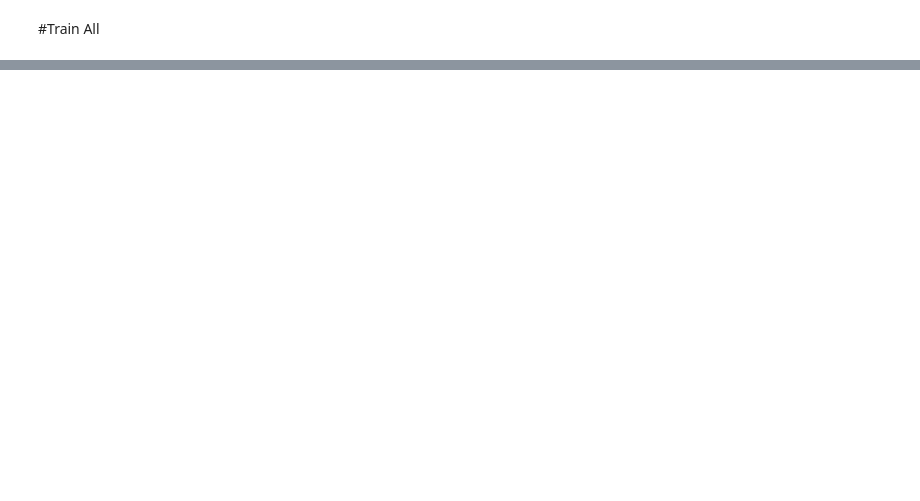
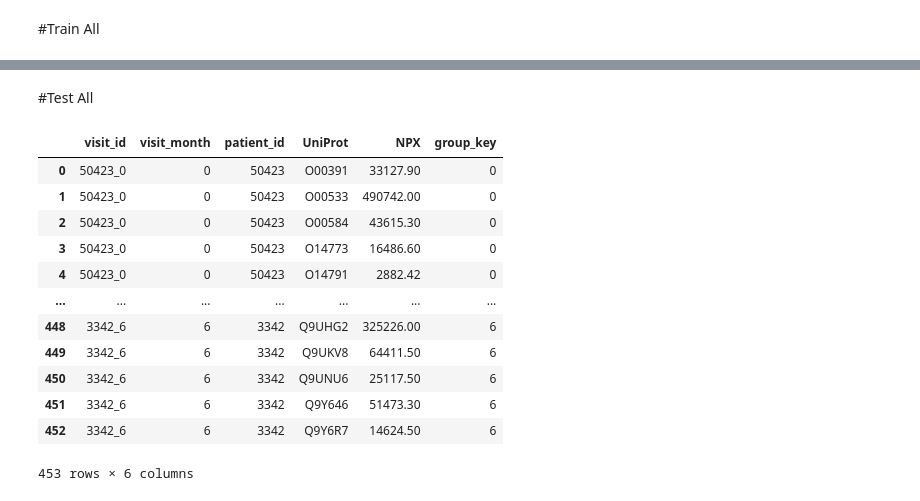
Before and after one commit to kunai-3txk/Compe_tonyobyo, a Jupyter notebook: AMP_FeatureStore.ipynb, the cells around one changed output, grey strips where cells are left out. Drawn from its saved outputs; the diff is of its cells as text; code cells hidden in the pictures; blank space fills up the shorter version.

```diff
--- a/AMP_FeatureStore.ipynb
+++ b/AMP_FeatureStore.ipynb
@@ -389,0 +406,20 @@ train_all.to_csv('/content/drive/MyDrive/AMP/train_all.csv',index=False)
+# %% [markdown]
+#Test All
+# %%
+test_clinical
+test_peptides
+test_proteins
+# %% [output]
+|  | visit_id | visit_month | patient_id | UniProt | NPX | group_key |
+| 0 | 50423_0 | 0 | 50423 | O00391 | 33127.90 | 0 |
+| 1 | 50423_0 | 0 | 50423 | O00533 | 490742.00 | 0 |
+| 2 | 50423_0 | 0 | 50423 | O00584 | 43615.30 | 0 |
+| 3 | 50423_0 | 0 | 50423 | O14773 | 16486.60 | 0 |
+| 4 | 50423_0 | 0 | 50423 | O14791 | 2882.42 | 0 |
+| ... | ... | ... | ... | ... | ... | ... |
+| 448 | 3342_6 | 6 | 3342 | Q9UHG2 | 325226.00 | 6 |
+| 449 | 3342_6 | 6 | 3342 | Q9UKV8 | 64411.50 | 6 |
+| 450 | 3342_6 | 6 | 3342 | Q9UNU6 | 25117.50 | 6 |
+| 451 | 3342_6 | 6 | 3342 | Q9Y646 | 51473.30 | 6 |
+| 452 | 3342_6 | 6 | 3342 | Q9Y6R7 | 14624.50 | 6 |
+453 rows × 6 columns
```
Also changed, not shown: parts of 22 cells of this notebook.
